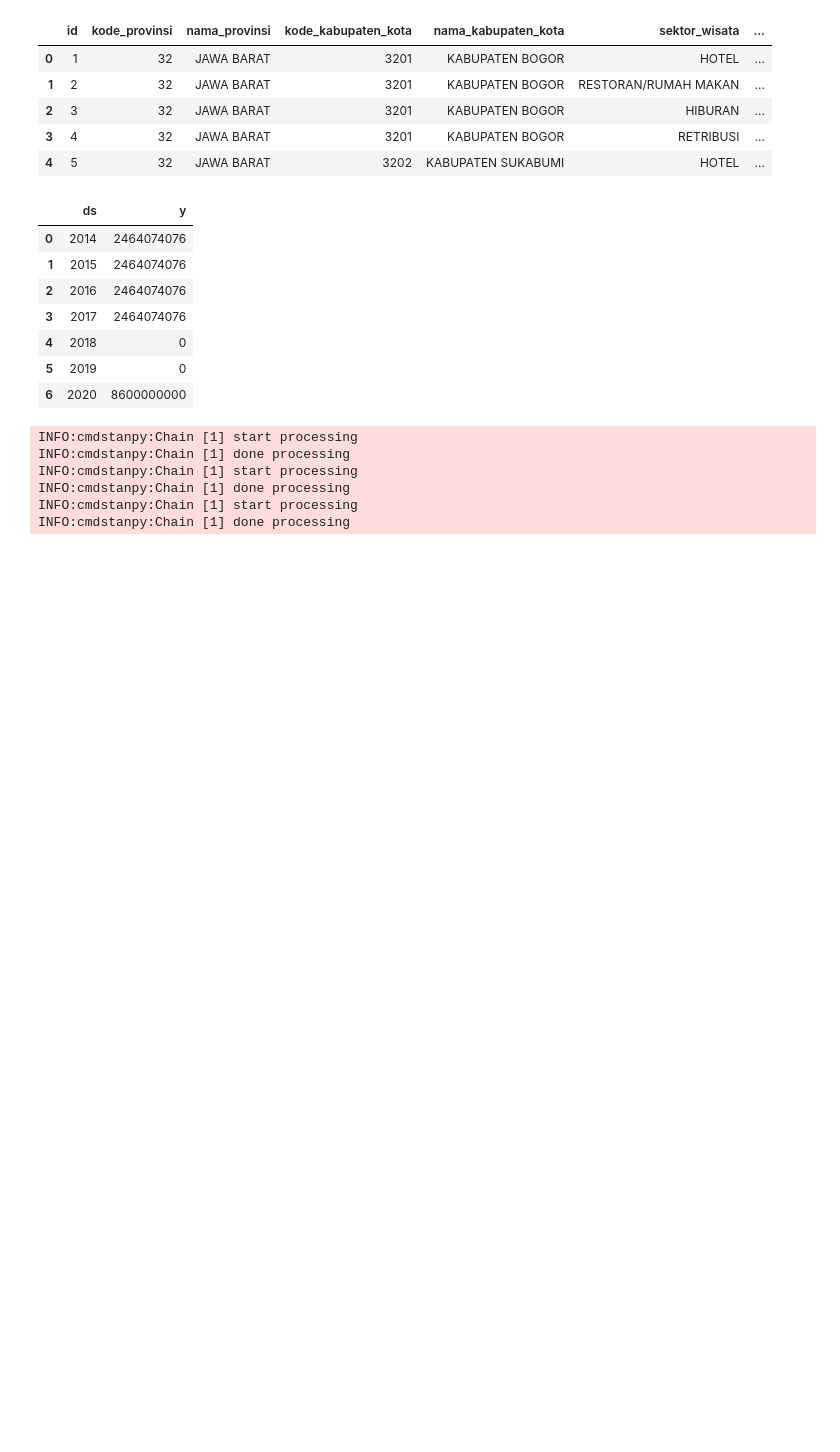
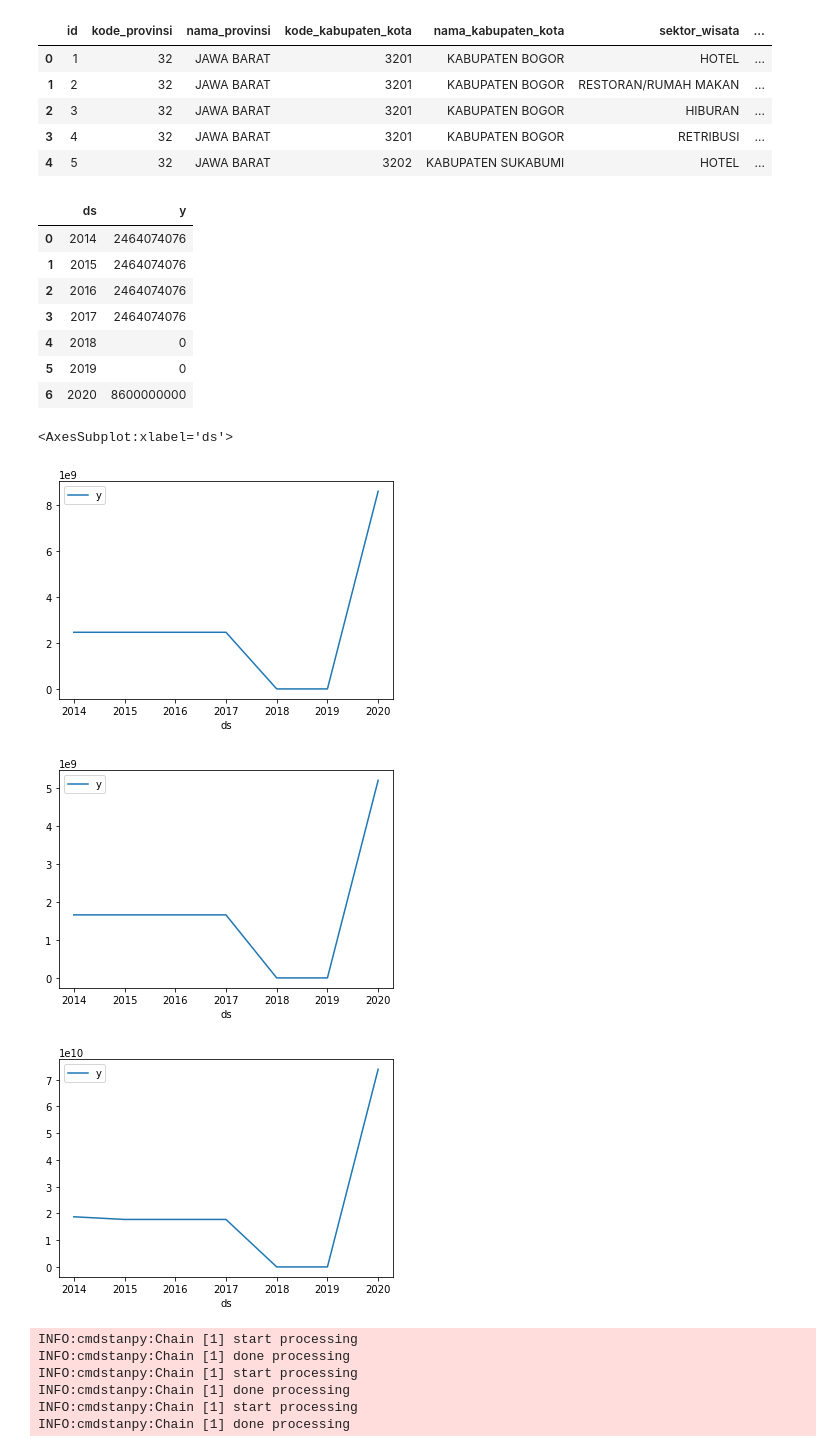
Before and after one commit to SulthanAbiyyu/airnology-2022, a Jupyter notebook: notebooks/modeling/conditional_forecasting.ipynb, the cells around one changed output. Cells and saved outputs as stored; diff of their text form; code cells hidden in the pictures; blank space fills up the shorter version.

```diff
--- a/notebooks/modeling/conditional_forecasting.ipynb
+++ b/notebooks/modeling/conditional_forecasting.ipynb
@@ -48,6 +48,15 @@ hiburan_pendapatan
 | 4 | 2018 | 0 |
 | 5 | 2019 | 0 |
 | 6 | 2020 | 8600000000 |
+# %%
+hiburan_pendapatan.set_index("ds").plot()
+hotel_pendapatan.set_index("ds").plot()
+rm_pendapatan.set_index("ds").plot()
+# %% [output]
+<AxesSubplot:xlabel='ds'>
+[figure, added]
+[figure, added]
+[figure, added]
 # %%
 hiburan_model = Prophet()
 hiburan_model.fit(hiburan_pendapatan)
```
Also changed, not shown: 2 other files.
